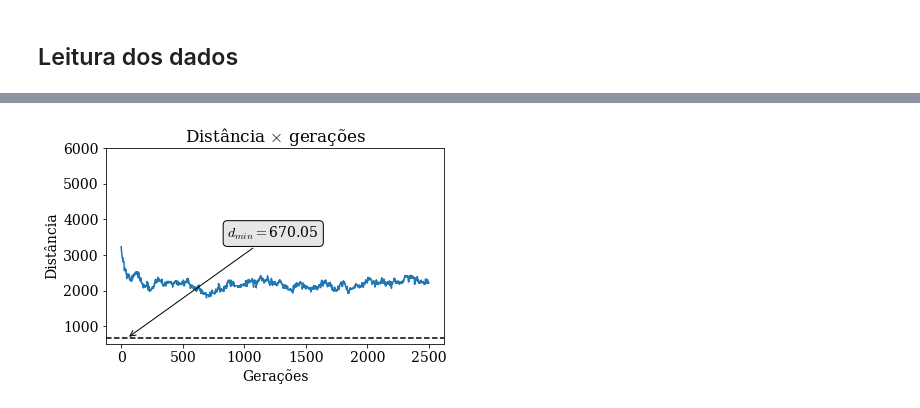
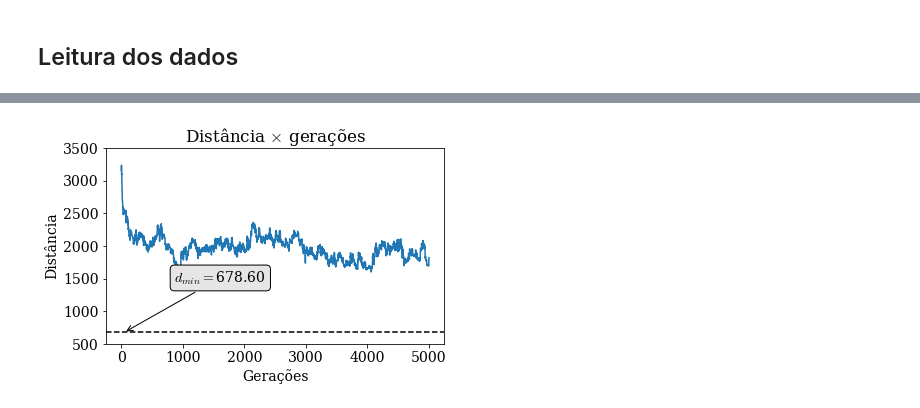
Before and after one commit to pesadaum/tsp-with-ga, a Jupyter notebook: tsp_with_ga.ipynb, the cells around one changed output, grey strips where cells are left out. Drawn from its saved outputs; the diff is of its cells as text; code cells hidden in the pictures.

```diff
--- a/tsp_with_ga.ipynb
+++ b/tsp_with_ga.ipynb
@@ -201,0 +168,33 @@ def muta_populacao(populacao, taxa_mutacao):
+# %%
+import operator # apenas para usar um inteiro como indexador do dicionário ao invés da chave
+
+def avalia_populacao(populacao):
+    fitnessDict = {}
+    for i in range(len(populacao)):
+        fitnessDict[i] = Fitness(populacao[i]).calcula_fitness()
+
+    # retorna o dicionário com chave e valor do fitness, ordenado pelo maior valor de fitness.
+    return sorted(fitnessDict.items(), key=operator.itemgetter(1), reverse=True)
+# %%
+def selecao(populacao_rankeada, tam_elite):
+    selecao = []
+
+    # dá pra indexar esse negócio sem pandas mas vove
+    df = pd.DataFrame(np.array(populacao_rankeada),
+                      columns=["Indice", "Fitness"])
+
+    df['fitness_acumulado'] = df['Fitness'].cumsum()
+    df['fitness_normalizado'] = 100*df['fitness_acumulado']/df['Fitness'].sum()
+
+    # Seleciona a elite
+    for i in range(tam_elite):
+        selecao.append(populacao_rankeada[i][0])
+
+    # Roleta pro resto
+    for i in range(len(populacao_rankeada) - tam_elite):
+        chance = 100*np.random.random()
+        for i in range(len(populacao_rankeada)):
+            if chance <= df.iat[i, 3]:
+                selecao.append(populacao_rankeada[i][0])
+                break
+    return selecao
@@ -268,8 +271,8 @@ def roda(cidades_df, tam_pop, tam_elite, taxa_mut, geracoes, retorna_distancias)
     return solucao, evolucao
 # %%
 if __name__ == '__main__':
-    sol_st70, evol_st70 = roda(tsp_st70, 50, 5, 0.01, 2500, True)
-    sol_berlin, evol_berlin = roda(tsp_berlin, 20, 5, 0.01, 4000, True)
+    sol_st70, evol_st70 = roda(tsp_st70, 20, 5, 0.01, 5000, True)
+    sol_berlin, evol_berlin = roda(tsp_berlin, 20, 5, 0.01, 5000, True)
 # %%
 def calcula_distancia_resultados(sol_otima=None, resultados=None):
     if sol_otima is not None:
@@ -282,7 +285,7 @@ def calcula_distancia_resultados(sol_otima=None, resultados=None):
     r_x, r_y = list(zip(*rota))
 
     d_otima = 0
-    for i in range(len(rota) - 2):
+    for i in range(len(rota) - 1):
         d_otima += np.sqrt((r_x[i+1] - r_x[i])**2 + (r_y[i+1] - r_y[i])**2)
     return d_otima
 # %%
@@ -320,30 +327,30 @@ plt.show()
 # %%
 f, ax = plt.subplots(figsize=(6,4))
 
 ax.plot(evol_st70)
 ax.axhline(y=d_o_st70, linestyle='--', c='k')
 
 ax.set_title(r'Distância $\times$ gerações')
 
 ax.set(
     ylabel='Distância',
     xlabel='Gerações',
-    ylim=[500, 6000]
+    ylim=[500, 3500]
 )
 
 ax.annotate(
     text=r'$d_{min}=$' + f'{d_o_st70:.2f}',
     xy=(50,d_o_st70),
-    xytext=(100, 100),
+    xytext=(50, 50),
     textcoords='offset points',
     bbox=dict(boxstyle='round', fc='0.9'),
     arrowprops=dict(arrowstyle='->')
 )
 
 f.tight_layout()
 plt.show()
 # %% [output]
-[figure, old version]
+[figure, new version]
 # %%
 
 f, ax = plt.subplots(ncols=2, figsize=(12, 12))
```
Also changed, not shown: parts of 27 cells of this notebook.
